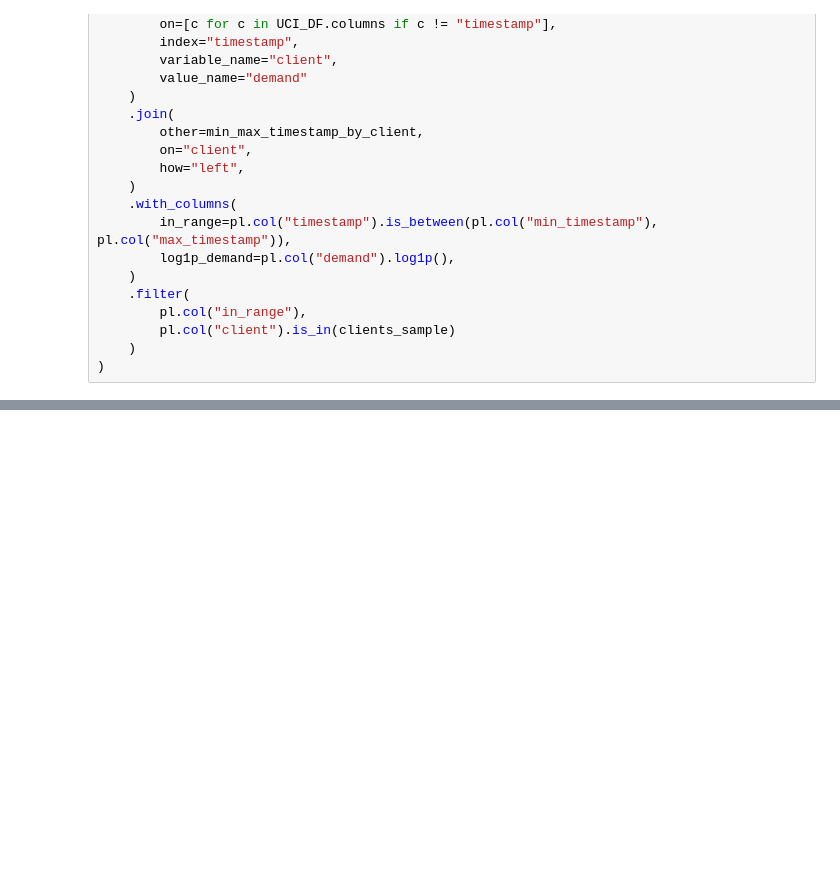
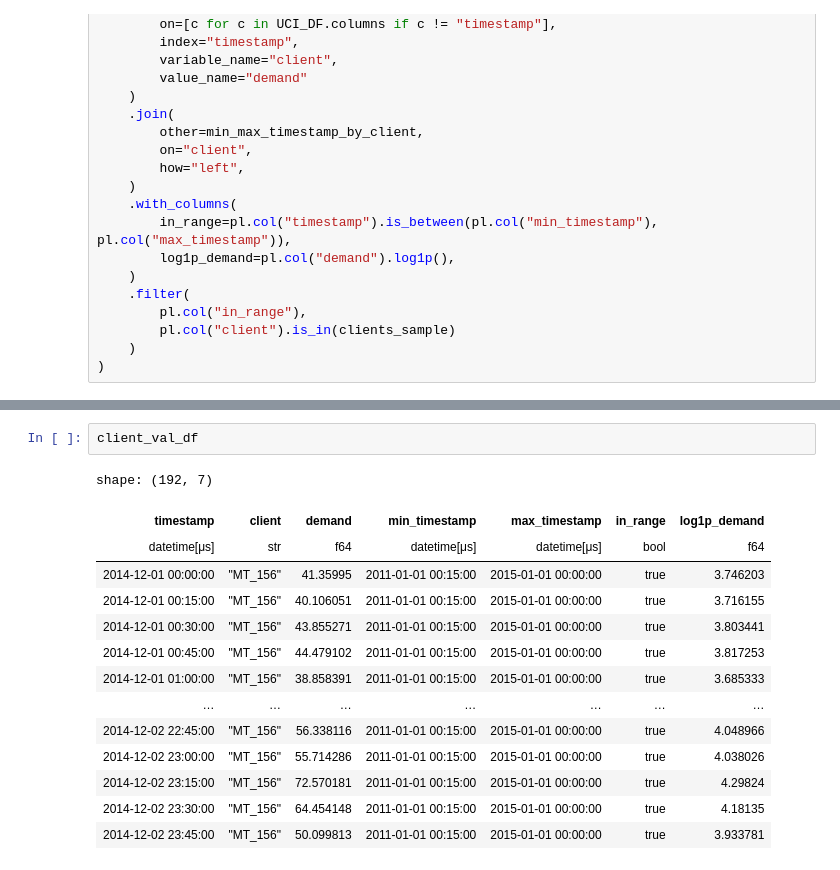
Before and after one commit to lmalms/sequence-learners, a Jupyter notebook: gridsight/tcn.ipynb, the cells around one changed output, grey strips where cells are left out. Saved outputs shown, nothing was run; the diff lists cells and outputs as text; blank space fills up the shorter version.

```diff
--- a/gridsight/tcn.ipynb
+++ b/gridsight/tcn.ipynb
@@ -489,0 +581,17 @@ fig.tight_layout();
+# %%
+client_val_df
+# %% [output]
+shape: (192, 7)
+| timestamp | client | demand | min_timestamp | max_timestamp | in_range | log1p_demand |
+| datetime[μs] | str | f64 | datetime[μs] | datetime[μs] | bool | f64 |
+| 2014-12-01 00:00:00 | "MT_156" | 41.35995 | 2011-01-01 00:15:00 | 2015-01-01 00:00:00 | true | 3.746203 |
+| 2014-12-01 00:15:00 | "MT_156" | 40.106051 | 2011-01-01 00:15:00 | 2015-01-01 00:00:00 | true | 3.716155 |
+| 2014-12-01 00:30:00 | "MT_156" | 43.855271 | 2011-01-01 00:15:00 | 2015-01-01 00:00:00 | true | 3.803441 |
+| 2014-12-01 00:45:00 | "MT_156" | 44.479102 | 2011-01-01 00:15:00 | 2015-01-01 00:00:00 | true | 3.817253 |
+| 2014-12-01 01:00:00 | "MT_156" | 38.858391 | 2011-01-01 00:15:00 | 2015-01-01 00:00:00 | true | 3.685333 |
+| … | … | … | … | … | … | … |
+| 2014-12-02 22:45:00 | "MT_156" | 56.338116 | 2011-01-01 00:15:00 | 2015-01-01 00:00:00 | true | 4.048966 |
+| 2014-12-02 23:00:00 | "MT_156" | 55.714286 | 2011-01-01 00:15:00 | 2015-01-01 00:00:00 | true | 4.038026 |
+| 2014-12-02 23:15:00 | "MT_156" | 72.570181 | 2011-01-01 00:15:00 | 2015-01-01 00:00:00 | true | 4.29824 |
+| 2014-12-02 23:30:00 | "MT_156" | 64.454148 | 2011-01-01 00:15:00 | 2015-01-01 00:00:00 | true | 4.18135 |
+| 2014-12-02 23:45:00 | "MT_156" | 50.099813 | 2011-01-01 00:15:00 | 2015-01-01 00:00:00 | true | 3.933781 |
```
Also changed, not shown: parts of 11 cells of this notebook, 3 other files.
